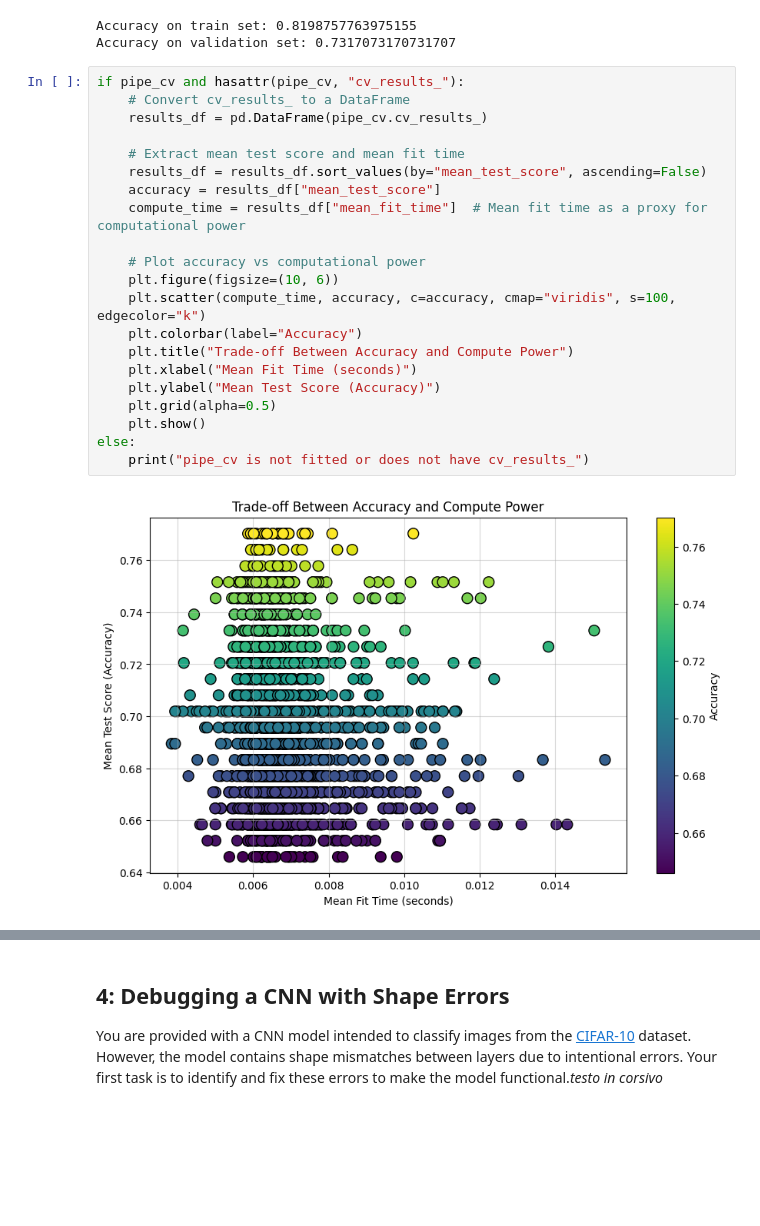
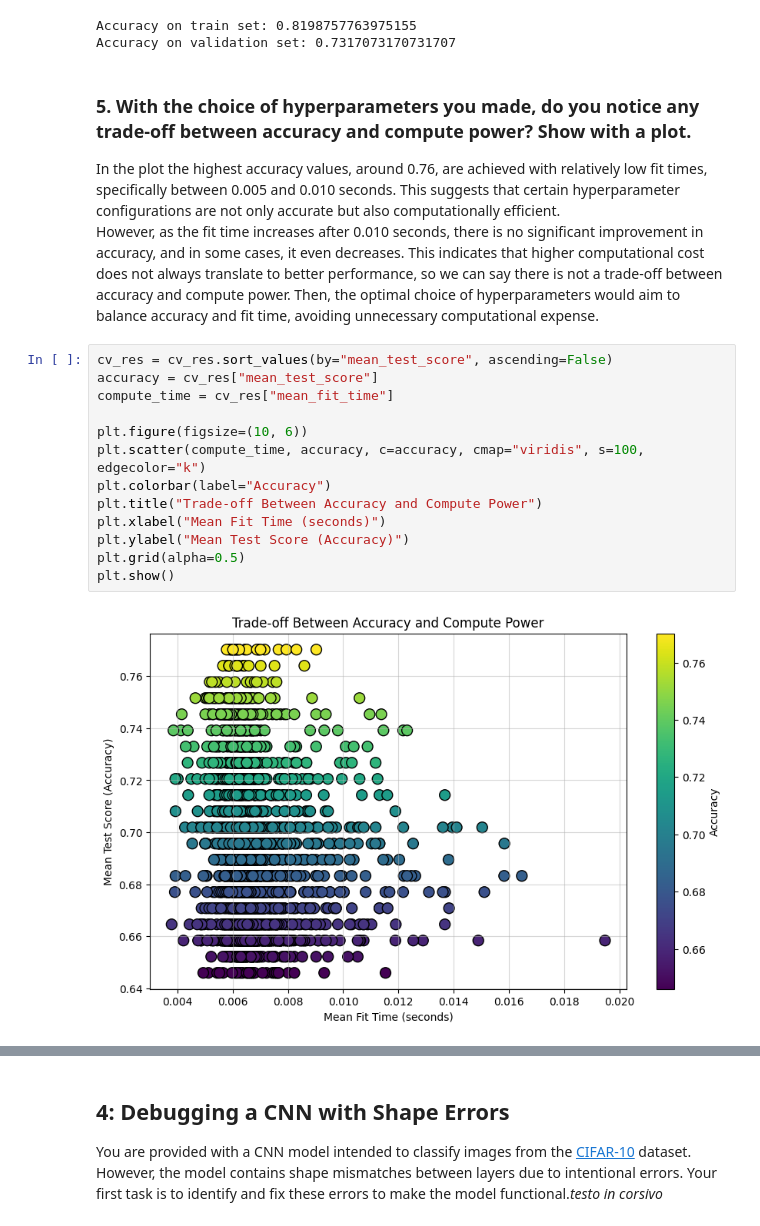
Before and after one commit to delgiudice1967219/HW2_FDS, a Jupyter notebook: HW2.ipynb, the cells around one changed output, grey strips where cells are left out. Cells and saved outputs as stored; diff of their text form; blank space fills up the shorter version.

```diff
--- a/HW2.ipynb
+++ b/HW2.ipynb
@@ -1309,26 +1385,23 @@ print(f"Accuracy on validation set: {val_set_accuracy}")
 # %% [output]
 Accuracy on train set: 0.8198757763975155
 Accuracy on validation set: 0.7317073170731707
+# %% [markdown]
+### 5. With the choice of hyperparameters you made, do you notice any trade-off between accuracy and compute power? Show with a plot.
+
+In the plot the highest accuracy values, around 0.76, are achieved with relatively low fit times, specifically between 0.005 and 0.010 seconds. This suggests that certain hyperparameter configurations are not only accurate but also computationally efficient.
+However, as the fit time increases after 0.010 seconds, there is no significant improvement in accuracy, and in some cases, it even decreases. This indicates that higher computational cost does not always translate to better performance, so we can say there is not a trade-off between accuracy and compute power. Then, the optimal choice of hyperparameters would aim to balance accuracy and fit time, avoiding unnecessary computational expense.
 # %%
-if pipe_cv and hasattr(pipe_cv, "cv_results_"):
-    # Convert cv_results_ to a DataFrame
-    results_df = pd.DataFrame(pipe_cv.cv_results_)
+cv_res = cv_res.sort_values(by="mean_test_score", ascending=False)
+accuracy = cv_res["mean_test_score"]
+compute_time = cv_res["mean_fit_time"]
 
-    # Extract mean test score and mean fit time
-    results_df = results_df.sort_values(by="mean_test_score", ascending=False)
-    accuracy = results_df["mean_test_score"]
-    compute_time = results_df["mean_fit_time"]  # Mean fit time as a proxy for computational power
-
-    # Plot accuracy vs computational power
-    plt.figure(figsize=(10, 6))
-    plt.scatter(compute_time, accuracy, c=accuracy, cmap="viridis", s=100, edgecolor="k")
-    plt.colorbar(label="Accuracy")
-    plt.title("Trade-off Between Accuracy and Compute Power")
-    plt.xlabel("Mean Fit Time (seconds)")
-    plt.ylabel("Mean Test Score (Accuracy)")
-    plt.grid(alpha=0.5)
-    plt.show()
-else:
-    print("pipe_cv is not fitted or does not have cv_results_")
+plt.figure(figsize=(10, 6))
+plt.scatter(compute_time, accuracy, c=accuracy, cmap="viridis", s=100, edgecolor="k")
+plt.colorbar(label="Accuracy")
+plt.title("Trade-off Between Accuracy and Compute Power")
+plt.xlabel("Mean Fit Time (seconds)")
+plt.ylabel("Mean Test Score (Accuracy)")
+plt.grid(alpha=0.5)
+plt.show()
 # %% [output]
-[figure, old version]
+[figure, new version]
```
Also changed, not shown: parts of 16 cells of this notebook, 1 other file.
